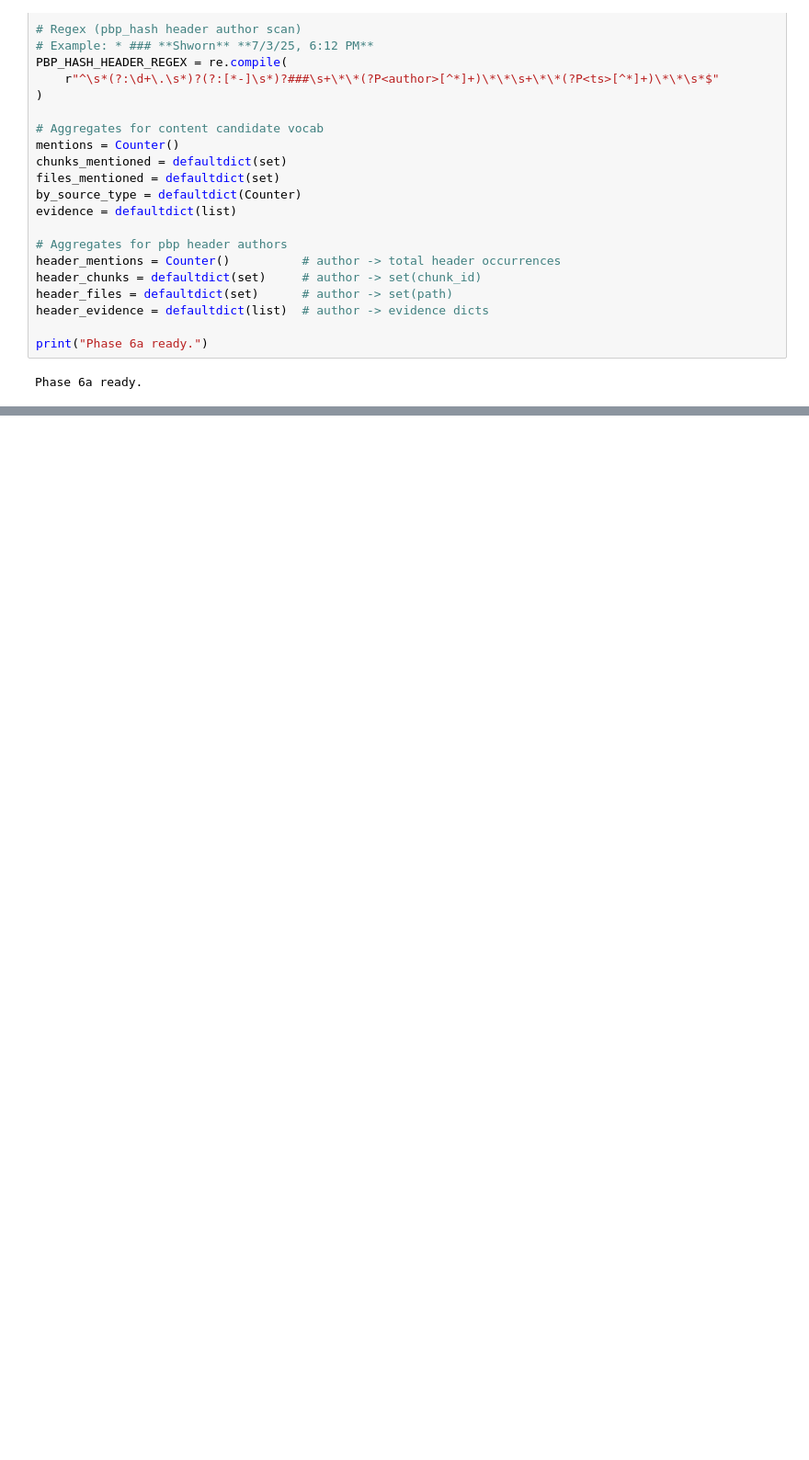
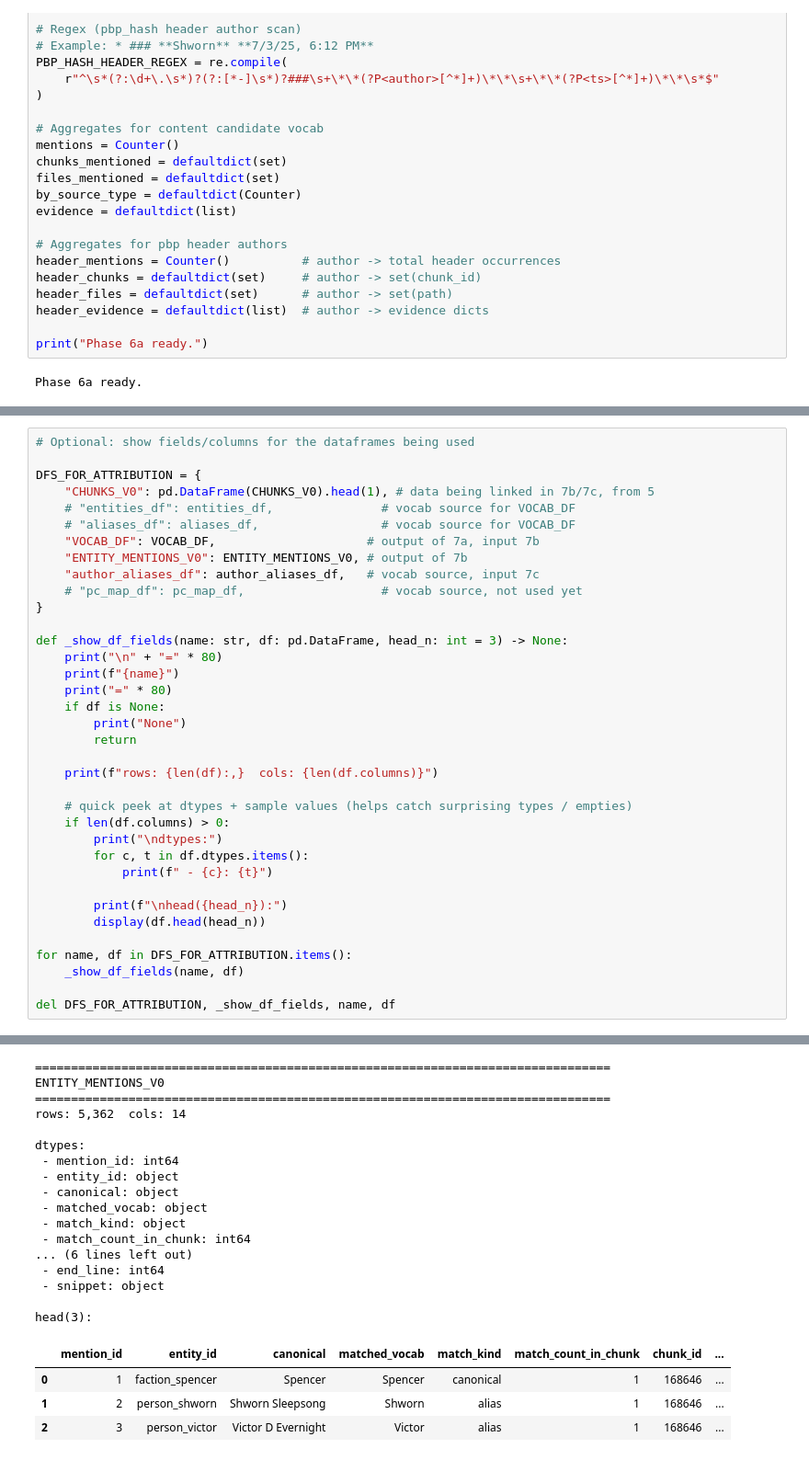
Before and after one commit to CharisSophia/iwtc-tools, a Jupyter notebook: notebooks/IWTC_Raw_Source_Indexing.ipynb, the cells around one changed output, grey strips where cells are left out. Shown at 92% size. Saved outputs shown, nothing was run; the diff lists cells and outputs as text; blank space fills up the shorter version.

```diff
--- a/notebooks/IWTC_Raw_Source_Indexing.ipynb
+++ b/notebooks/IWTC_Raw_Source_Indexing.ipynb
@@ -2079,0 +2118,37 @@ Wrote: _local/machine_wip/entity_mentions_v0_20260204_190508.csv
+# %%
+# Optional: show fields/columns for the dataframes being used
+
+DFS_FOR_ATTRIBUTION = {
+    "CHUNKS_V0": pd.DataFrame(CHUNKS_V0).head(1), # data being linked in 7b/7c, from 5
+    # "entities_df": entities_df,               # vocab source for VOCAB_DF
+    # "aliases_df": aliases_df,                 # vocab source for VOCAB_DF
+    "VOCAB_DF": VOCAB_DF,                     # output of 7a, input 7b
+    "ENTITY_MENTIONS_V0": ENTITY_MENTIONS_V0, # output of 7b
+    "author_aliases_df": author_aliases_df,   # vocab source, input 7c
+    # "pc_map_df": pc_map_df,                   # vocab source, not used yet
+}
+
+def _show_df_fields(name: str, df: pd.DataFrame, head_n: int = 3) -> None:
+    print("\n" + "=" * 80)
+    print(f"{name}")
+    print("=" * 80)
+    if df is None:
+        print("None")
+        return
+
+    print(f"rows: {len(df):,}  cols: {len(df.columns)}")
+
+    # quick peek at dtypes + sample values (helps catch surprising types / empties)
+    if len(df.columns) > 0:
+        print("\ndtypes:")
+        for c, t in df.dtypes.items():
+            print(f" - {c}: {t}")
+
+        print(f"\nhead({head_n}):")
+        display(df.head(head_n))
+
+for name, df in DFS_FOR_ATTRIBUTION.items():
+    _show_df_fields(name, df)
+
+del DFS_FOR_ATTRIBUTION, _show_df_fields, name, df
+# %% [output]
@@ -2079,0 +2193,21 @@ Wrote: _local/machine_wip/entity_mentions_v0_20260204_190508.csv
+================================================================================
+ENTITY_MENTIONS_V0
+================================================================================
+rows: 5,362  cols: 14
+
+dtypes:
+ - mention_id: int64
+ - entity_id: object
+ - canonical: object
+ - matched_vocab: object
+ - match_kind: object
+ - match_count_in_chunk: int64
+... (6 lines left out)
+ - end_line: int64
+ - snippet: object
+
+head(3):
+|  | mention_id | entity_id | canonical | matched_vocab | match_kind | match_count_in_chunk | chunk_id | ... |
+| 0 | 1 | faction_spencer | Spencer | Spencer | canonical | 1 | 168646 | ... |
+| 1 | 2 | person_shworn | Shworn Sleepsong | Shworn | alias | 1 | 168646 | ... |
+| 2 | 3 | person_victor | Victor D Evernight | Victor | alias | 1 | 168646 | ... |
```
Also changed, not shown: parts of 13 cells of this notebook.
